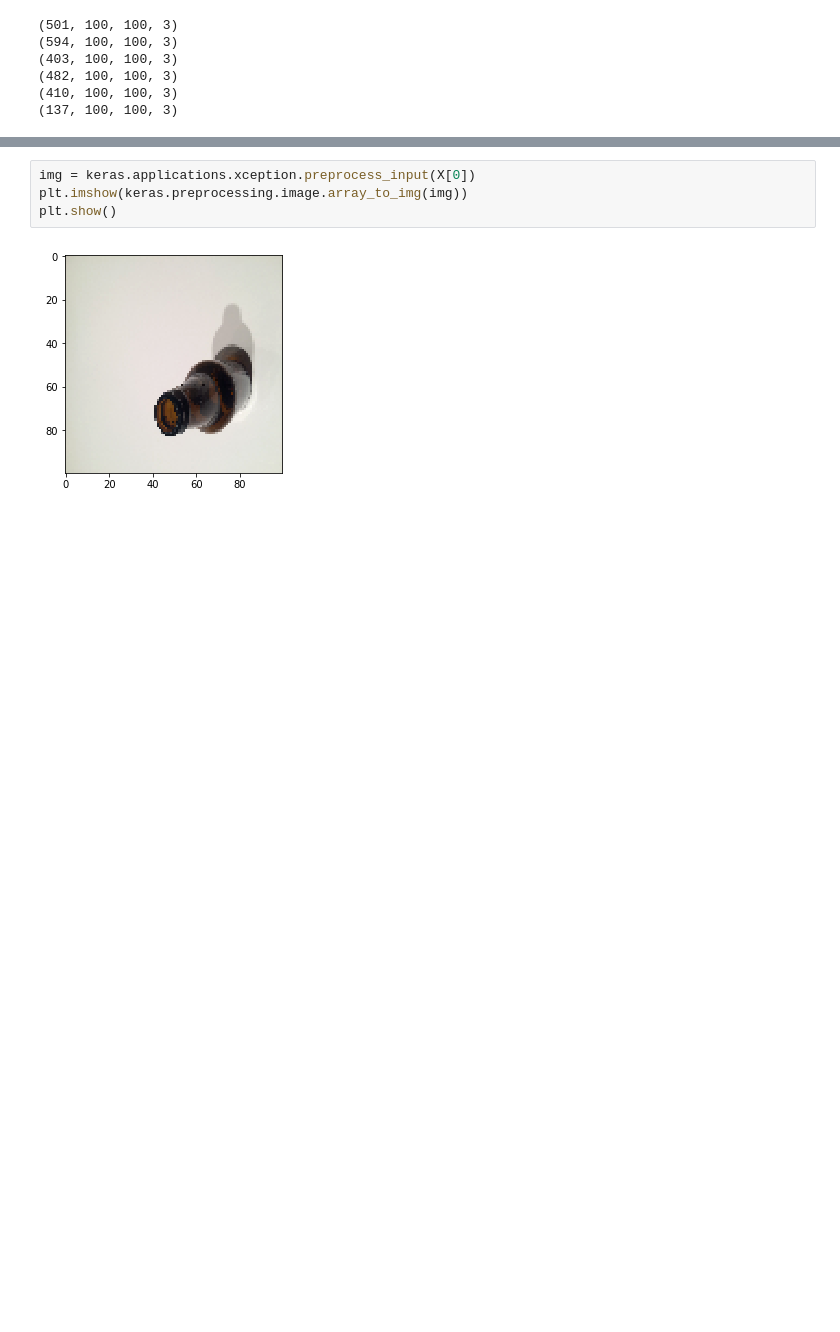
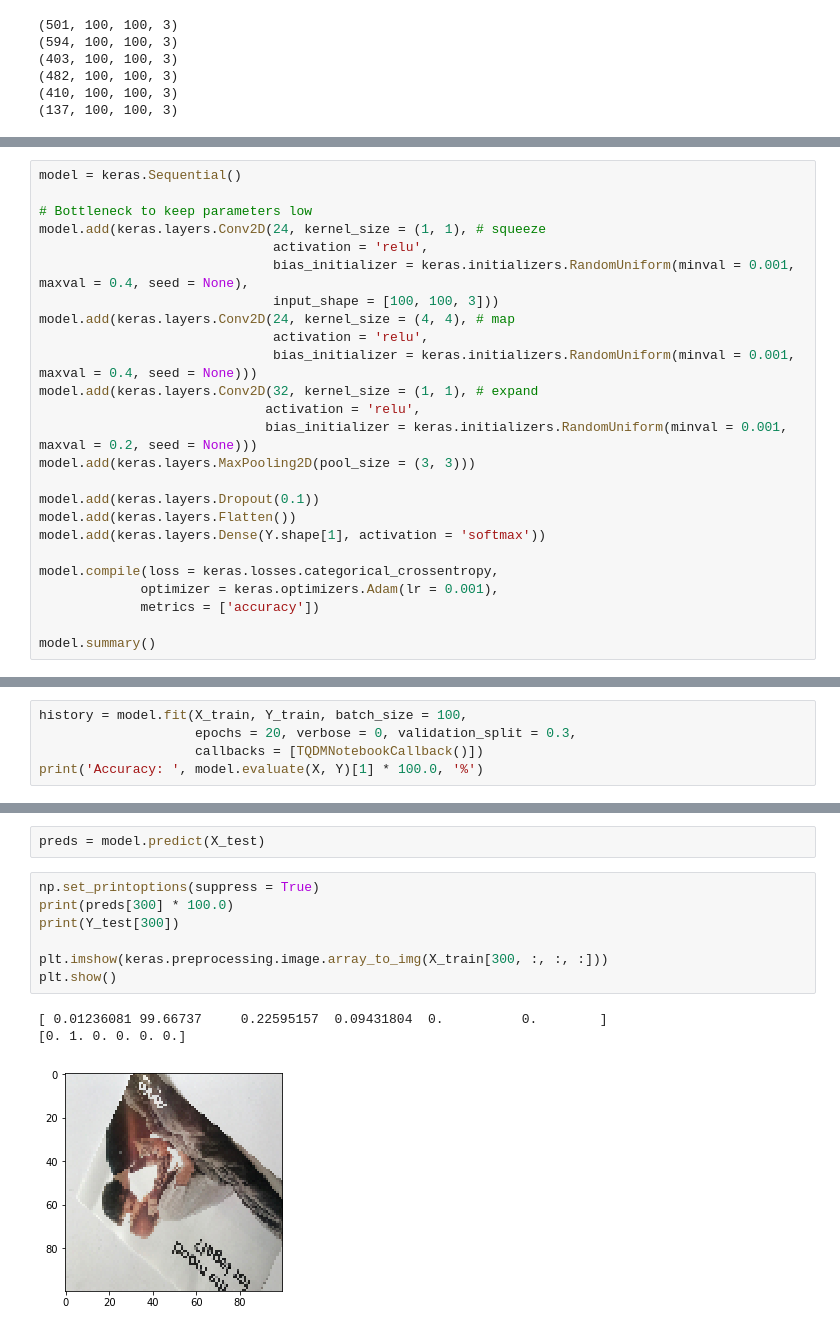
Before and after one commit to CSCI4850/S19-team1-project, a Jupyter notebook: project_code.ipynb, the cells around one changed output, grey strips where cells are left out. Cells and saved outputs as stored; diff of their text form; blank space fills up the shorter version.

Commit message:
Trained model with 73% accuracy

```diff
--- a/project_code.ipynb
+++ b/project_code.ipynb
@@ -39,0 +119,25 @@ Y = keras.utils.to_categorical(labels)
+# %%
+model = keras.Sequential()
+
+# Bottleneck to keep parameters low
+model.add(keras.layers.Conv2D(24, kernel_size = (1, 1), # squeeze
+                              activation = 'relu',
+                              bias_initializer = keras.initializers.RandomUniform(minval = 0.001, maxval = 0.4, seed = None),
+                              input_shape = [100, 100, 3]))
+model.add(keras.layers.Conv2D(24, kernel_size = (4, 4), # map
+                              activation = 'relu',
+                              bias_initializer = keras.initializers.RandomUniform(minval = 0.001, maxval = 0.4, seed = None)))
+model.add(keras.layers.Conv2D(32, kernel_size = (1, 1), # expand
+                             activation = 'relu',
+                             bias_initializer = keras.initializers.RandomUniform(minval = 0.001, maxval = 0.2, seed = None)))
+model.add(keras.layers.MaxPooling2D(pool_size = (3, 3)))
+
+model.add(keras.layers.Dropout(0.1))
+model.add(keras.layers.Flatten())
+model.add(keras.layers.Dense(Y.shape[1], activation = 'softmax'))
+
+model.compile(loss = keras.losses.categorical_crossentropy,
+             optimizer = keras.optimizers.Adam(lr = 0.001),
+             metrics = ['accuracy'])
+
+model.summary()
@@ -39,0 +162,5 @@ Y = keras.utils.to_categorical(labels)
+# %%
+history = model.fit(X_train, Y_train, batch_size = 100,
+                    epochs = 20, verbose = 0, validation_split = 0.3,
+                    callbacks = [TQDMNotebookCallback()])
+print('Accuracy: ', model.evaluate(X, Y)[1] * 100.0, '%')
@@ -40,6 +197,13 @@ Y = keras.utils.to_categorical(labels)
+# %%
+preds = model.predict(X_test)
 # %%
-img = keras.applications.xception.preprocess_input(X[0])
-plt.imshow(keras.preprocessing.image.array_to_img(img))
+np.set_printoptions(suppress = True)
+print(preds[300] * 100.0)
+print(Y_test[300])
+
+plt.imshow(keras.preprocessing.image.array_to_img(X_train[300, :, :, :]))
 plt.show()
 # %% [output]
+[ 0.01236081 99.66737     0.22595157  0.09431804  0.          0.        ]
+[0. 1. 0. 0. 0. 0.]
-[figure, old version]
+[figure, new version]
```
Also changed, not shown: parts of 6 cells of this notebook.
